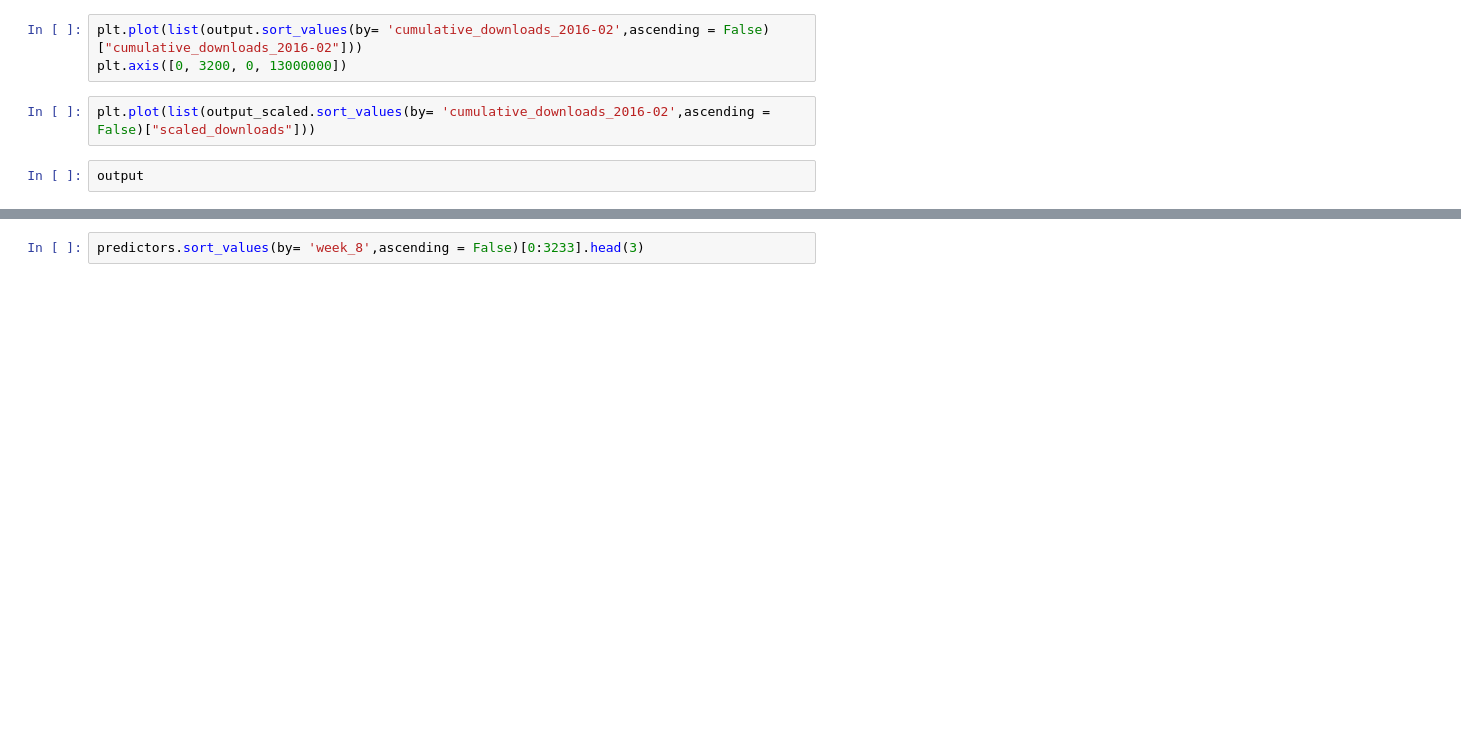
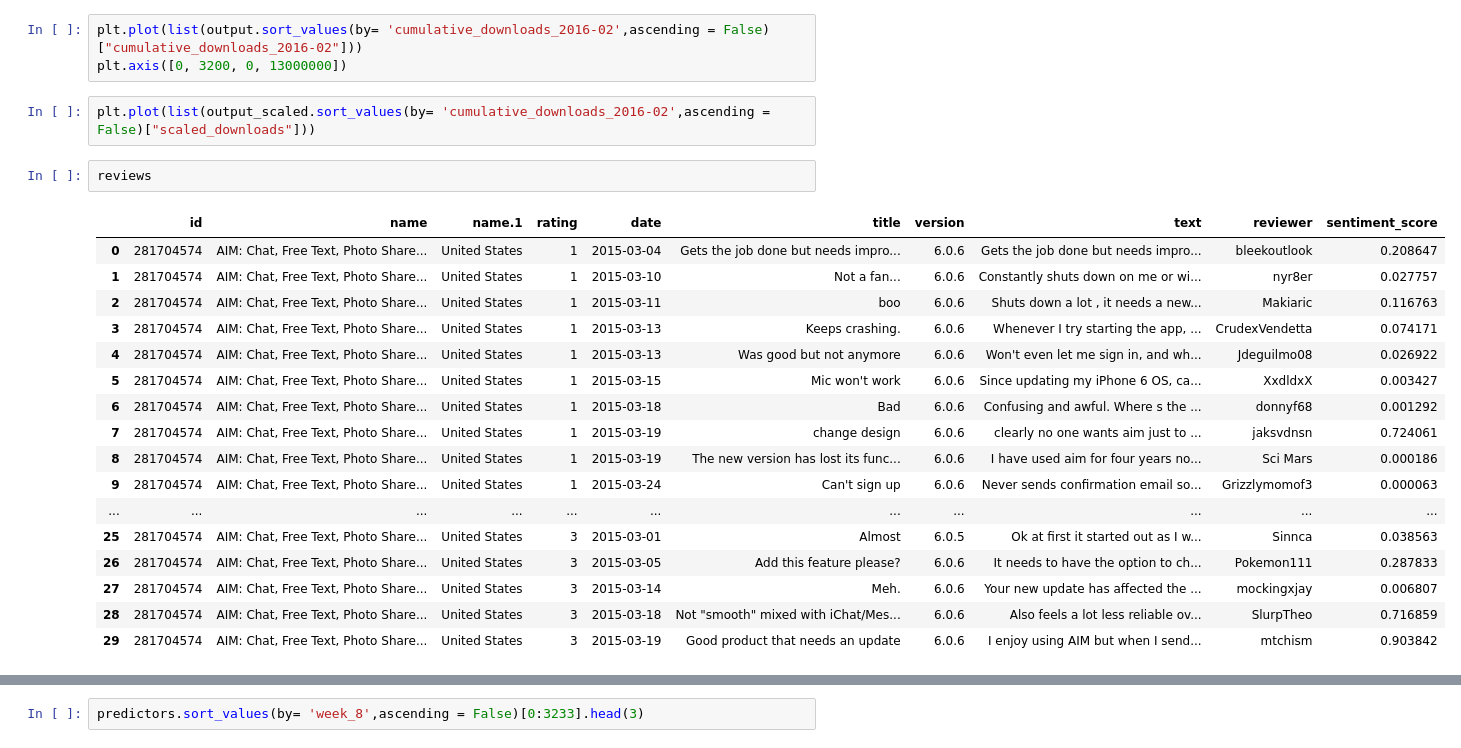
Before and after one commit to vpberges/CS341appranking, a Jupyter notebook: Predictors.ipynb, the cells around one changed output, grey strips where cells are left out. Drawn from its saved outputs; the diff is of its cells as text; blank space fills up the shorter version.

```diff
--- a/Predictors.ipynb
+++ b/Predictors.ipynb
@@ -818,7 +869,25 @@ plt.plot(list(output.sort_values(by= 'cumulative_downloads_2016-02',ascending =
 plt.axis([0, 3200, 0, 13000000])
 # %%
 plt.plot(list(output_scaled.sort_values(by= 'cumulative_downloads_2016-02',ascending = False)["scaled_downloads"]))
-# %%
-output
+# %%
+reviews
+# %% [output]
+|  | id | name | name.1 | rating | date | title | version | text | reviewer | sentiment_score |
+| 0 | 281704574 | AIM: Chat, Free Text, Photo Share... | United States | 1 | 2015-03-04 | Gets the job done but needs impro... | 6.0.6 | Gets the job done but needs impro... | bleekoutlook | 0.208647 |
+| 1 | 281704574 | AIM: Chat, Free Text, Photo Share... | United States | 1 | 2015-03-10 | Not a fan... | 6.0.6 | Constantly shuts down on me or wi... | nyr8er | 0.027757 |
+| 2 | 281704574 | AIM: Chat, Free Text, Photo Share... | United States | 1 | 2015-03-11 | boo | 6.0.6 | Shuts down a lot , it needs a new... | Makiaric | 0.116763 |
+| 3 | 281704574 | AIM: Chat, Free Text, Photo Share... | United States | 1 | 2015-03-13 | Keeps crashing. | 6.0.6 | Whenever I try starting the app, ... | CrudexVendetta | 0.074171 |
+| 4 | 281704574 | AIM: Chat, Free Text, Photo Share... | United States | 1 | 2015-03-13 | Was good but not anymore | 6.0.6 | Won't even let me sign in, and wh... | Jdeguilmo08 | 0.026922 |
+| 5 | 281704574 | AIM: Chat, Free Text, Photo Share... | United States | 1 | 2015-03-15 | Mic won't work | 6.0.6 | Since updating my iPhone 6 OS, ca... | XxdldxX | 0.003427 |
+| 6 | 281704574 | AIM: Chat, Free Text, Photo Share... | United States | 1 | 2015-03-18 | Bad | 6.0.6 | Confusing and awful. Where s the ... | donnyf68 | 0.001292 |
+| 7 | 281704574 | AIM: Chat, Free Text, Photo Share... | United States | 1 | 2015-03-19 | change design | 6.0.6 | clearly no one wants aim just to ... | jaksvdnsn | 0.724061 |
+| 8 | 281704574 | AIM: Chat, Free Text, Photo Share... | United States | 1 | 2015-03-19 | The new version has lost its func... | 6.0.6 | I have used aim for four years no... | Sci Mars | 0.000186 |
+| 9 | 281704574 | AIM: Chat, Free Text, Photo Share... | United States | 1 | 2015-03-24 | Can't sign up | 6.0.6 | Never sends confirmation email so... | Grizzlymomof3 | 0.000063 |
+| ... | ... | ... | ... | ... | ... | ... | ... | ... | ... | ... |
+| 25 | 281704574 | AIM: Chat, Free Text, Photo Share... | United States | 3 | 2015-03-01 | Almost | 6.0.5 | Ok at first it started out as I w... | Sinnca | 0.038563 |
+| 26 | 281704574 | AIM: Chat, Free Text, Photo Share... | United States | 3 | 2015-03-05 | Add this feature please? | 6.0.6 | It needs to have the option to ch... | Pokemon111 | 0.287833 |
+| 27 | 281704574 | AIM: Chat, Free Text, Photo Share... | United States | 3 | 2015-03-14 | Meh. | 6.0.6 | Your new update has affected the ... | mockingxjay | 0.006807 |
+| 28 | 281704574 | AIM: Chat, Free Text, Photo Share... | United States | 3 | 2015-03-18 | Not "smooth" mixed with iChat/Mes... | 6.0.6 | Also feels a lot less reliable ov... | SlurpTheo | 0.716859 |
+| 29 | 281704574 | AIM: Chat, Free Text, Photo Share... | United States | 3 | 2015-03-19 | Good product that needs an update | 6.0.6 | I enjoy using AIM but when I send... | mtchism | 0.903842 |
 # %%
 predictors
```
Also changed, not shown: parts of 21 cells of this notebook.
